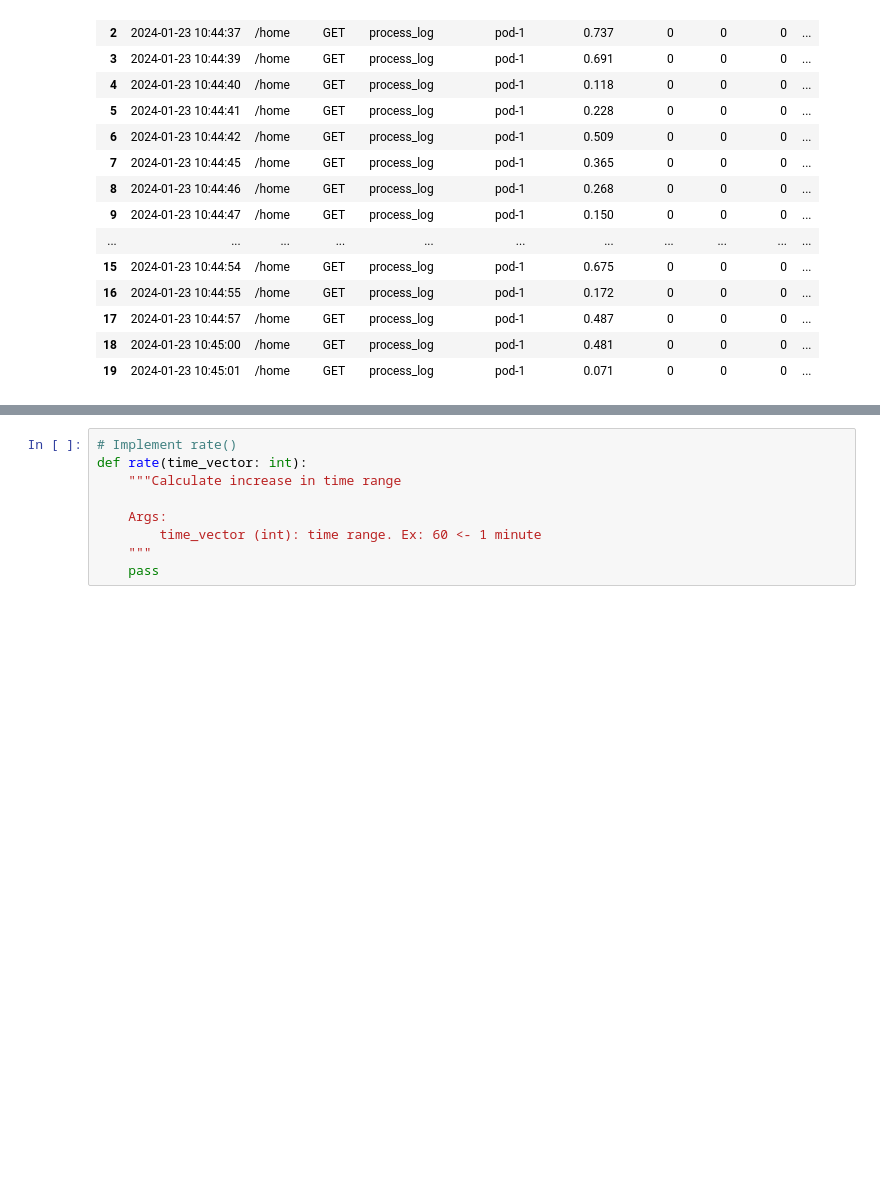
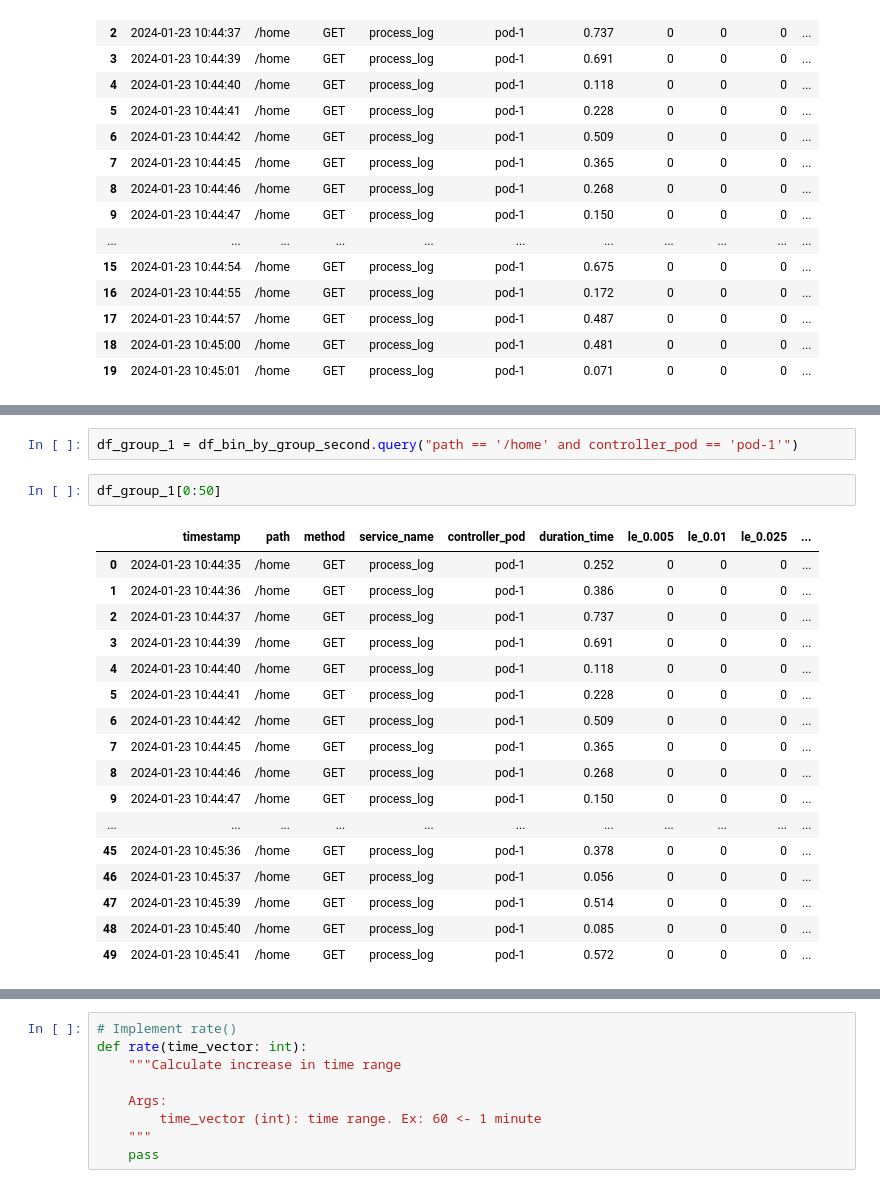
Before and after one commit to vuvietnguyenit/data_analystic, a Jupyter notebook: notebooks/calculate_latency_duration_time.ipynb, the cells around one changed output, grey strips where cells are left out. Cells and saved outputs as stored; diff of their text form; blank space fills up the shorter version.

```diff
--- a/notebooks/calculate_latency_duration_time.ipynb
+++ b/notebooks/calculate_latency_duration_time.ipynb
@@ -321,0 +244,22 @@ dtype: object
+# %%
+df_group_1 = df_bin_by_group_second.query("path == '/home' and controller_pod == 'pod-1'")
+# %%
+df_group_1[0:50]
+# %% [output]
+|  | timestamp | path | method | service_name | controller_pod | duration_time | le_0.005 | le_0.01 | le_0.025 | ... |
+| 0 | 2024-01-23 10:44:35 | /home | GET | process_log | pod-1 | 0.252 | 0 | 0 | 0 | ... |
+| 1 | 2024-01-23 10:44:36 | /home | GET | process_log | pod-1 | 0.386 | 0 | 0 | 0 | ... |
+| 2 | 2024-01-23 10:44:37 | /home | GET | process_log | pod-1 | 0.737 | 0 | 0 | 0 | ... |
+| 3 | 2024-01-23 10:44:39 | /home | GET | process_log | pod-1 | 0.691 | 0 | 0 | 0 | ... |
+| 4 | 2024-01-23 10:44:40 | /home | GET | process_log | pod-1 | 0.118 | 0 | 0 | 0 | ... |
+| 5 | 2024-01-23 10:44:41 | /home | GET | process_log | pod-1 | 0.228 | 0 | 0 | 0 | ... |
+| 6 | 2024-01-23 10:44:42 | /home | GET | process_log | pod-1 | 0.509 | 0 | 0 | 0 | ... |
+| 7 | 2024-01-23 10:44:45 | /home | GET | process_log | pod-1 | 0.365 | 0 | 0 | 0 | ... |
+| 8 | 2024-01-23 10:44:46 | /home | GET | process_log | pod-1 | 0.268 | 0 | 0 | 0 | ... |
+| 9 | 2024-01-23 10:44:47 | /home | GET | process_log | pod-1 | 0.150 | 0 | 0 | 0 | ... |
+| ... | ... | ... | ... | ... | ... | ... | ... | ... | ... | ... |
+| 45 | 2024-01-23 10:45:36 | /home | GET | process_log | pod-1 | 0.378 | 0 | 0 | 0 | ... |
+| 46 | 2024-01-23 10:45:37 | /home | GET | process_log | pod-1 | 0.056 | 0 | 0 | 0 | ... |
+| 47 | 2024-01-23 10:45:39 | /home | GET | process_log | pod-1 | 0.514 | 0 | 0 | 0 | ... |
+| 48 | 2024-01-23 10:45:40 | /home | GET | process_log | pod-1 | 0.085 | 0 | 0 | 0 | ... |
+| 49 | 2024-01-23 10:45:41 | /home | GET | process_log | pod-1 | 0.572 | 0 | 0 | 0 | ... |
```
Also changed, not shown: parts of 10 cells of this notebook.
